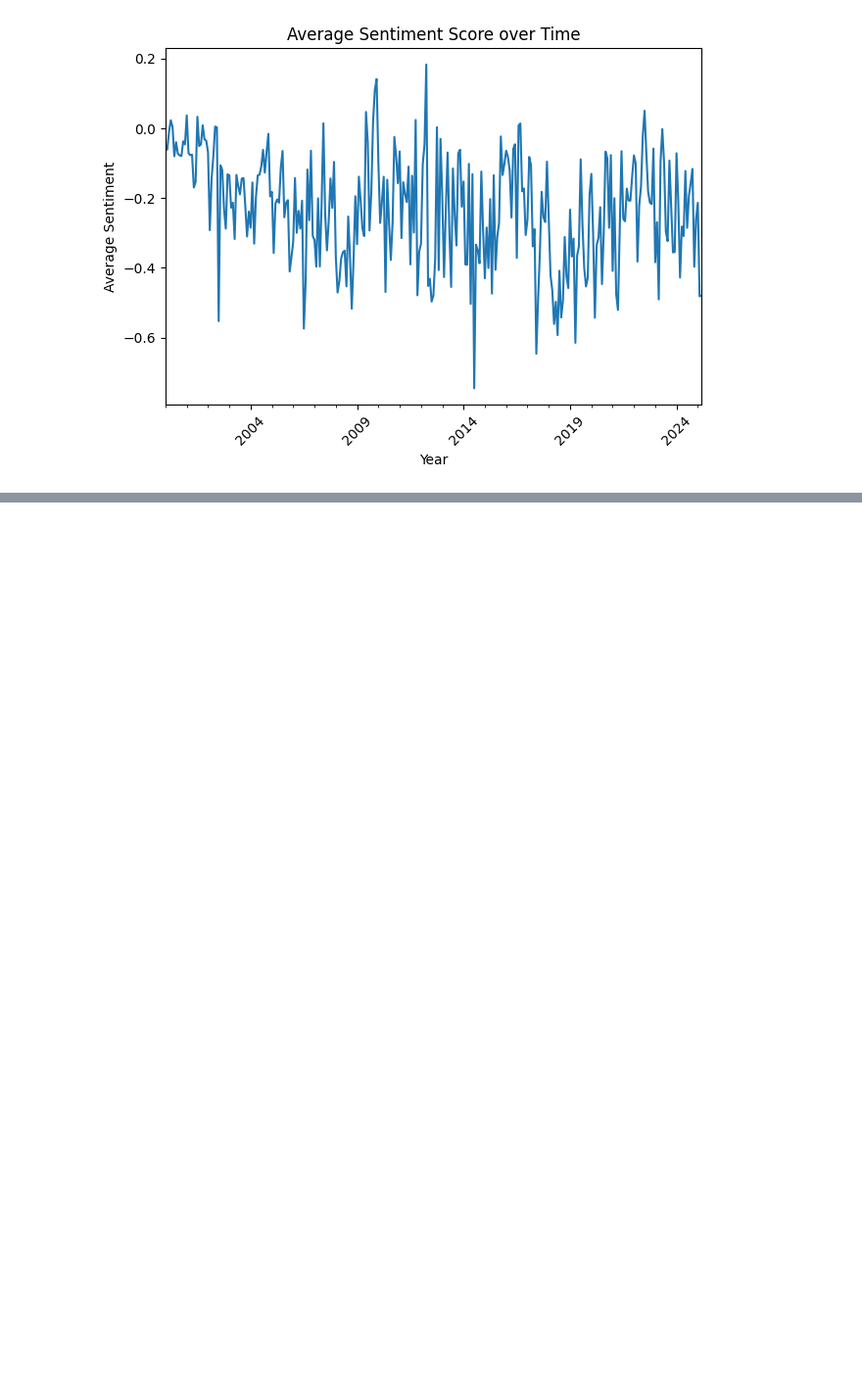
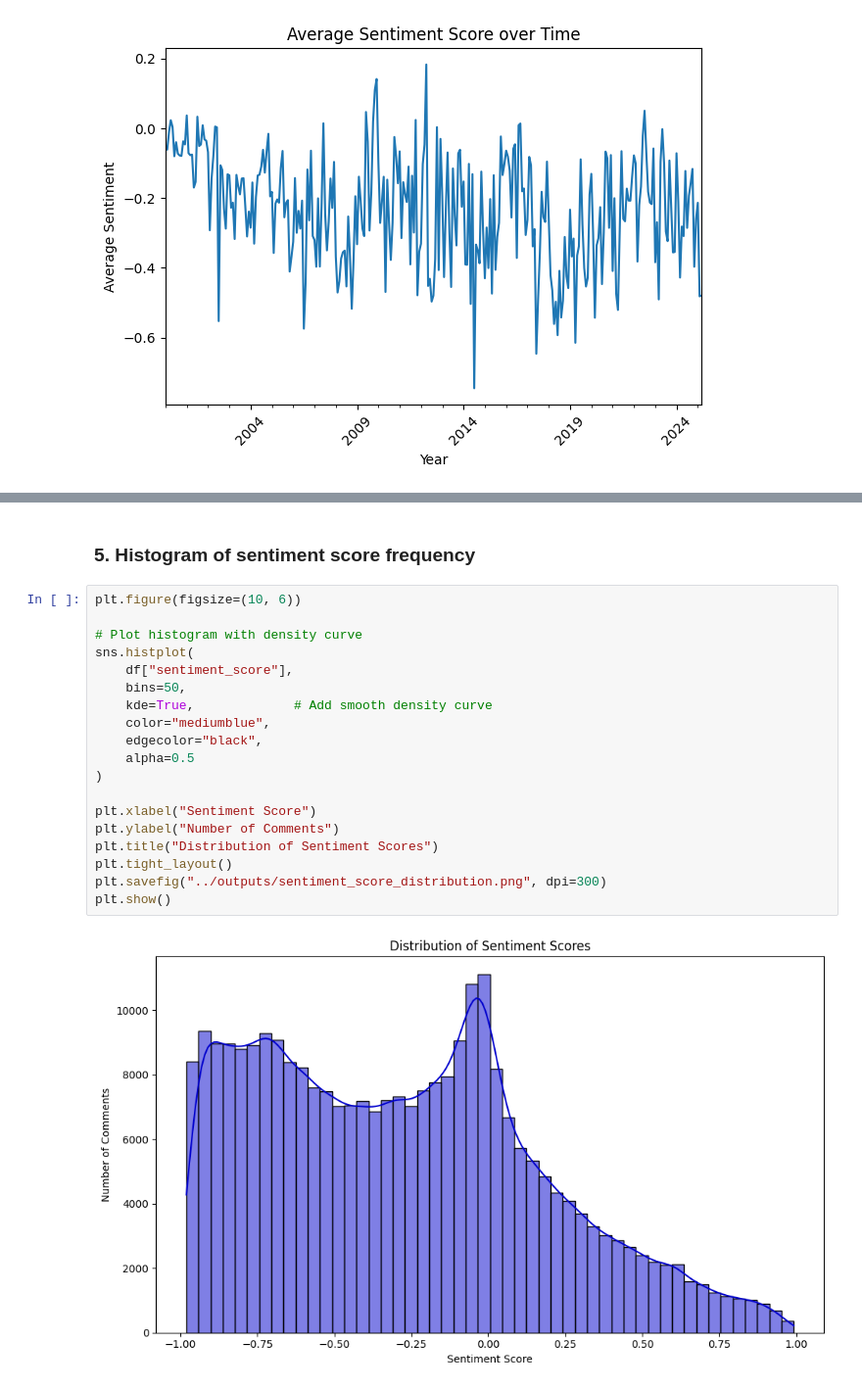
Before and after one commit to wangzey5/TwoSix_Spring25, a Jupyter notebook: sbert/sentiment.ipynb, the cells around one changed output, grey strips where cells are left out. Shown at 98% size. Drawn from its saved outputs; the diff is of its cells as text; blank space fills up the shorter version.

```diff
--- a/sbert/sentiment.ipynb
+++ b/sbert/sentiment.ipynb
@@ -95,0 +98,23 @@ TypeError: 'list' object is not callable
+# %% [markdown]
+### 5. Histogram of sentiment score frequency
+# %%
+plt.figure(figsize=(10, 6))
+
+# Plot histogram with density curve
+sns.histplot(
+    df["sentiment_score"],
+    bins=50,
+    kde=True,             # Add smooth density curve
+    color="mediumblue",
+    edgecolor="black",
+    alpha=0.5
+)
+
+plt.xlabel("Sentiment Score")
+plt.ylabel("Number of Comments")
+plt.title("Distribution of Sentiment Scores")
+plt.tight_layout()
+plt.savefig("../outputs/sentiment_score_distribution.png", dpi=300)
+plt.show()
+# %% [output]
+[figure, added]
```
Also changed, not shown: parts of 9 cells of this notebook.
